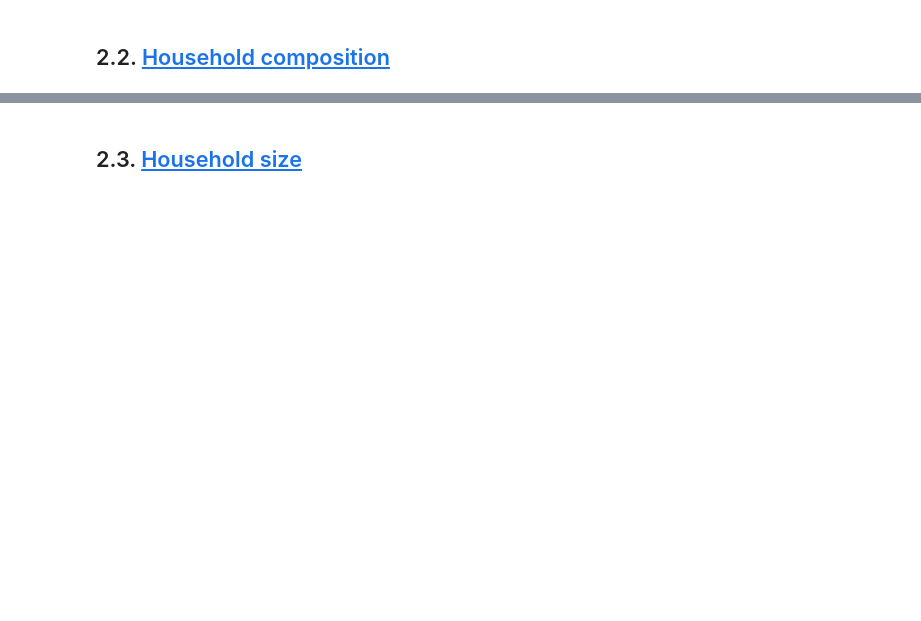
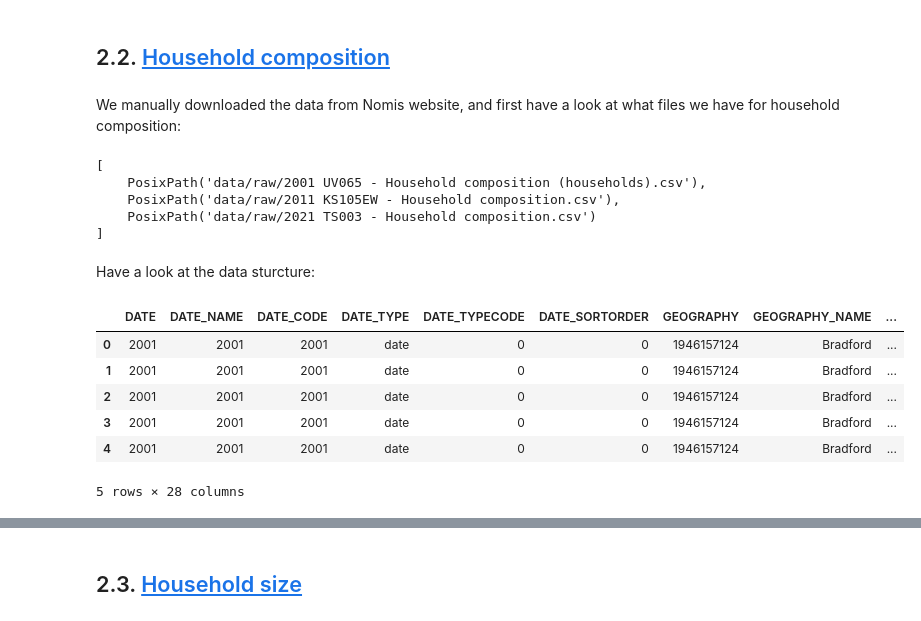
Before and after one commit to alysiayx/bradford-household-structure-trends, a Jupyter notebook: data_processing.ipynb, the cells around one changed output, grey strips where cells are left out. Saved outputs shown, nothing was run; the diff lists cells and outputs as text; code cells hidden in the pictures; blank space fills up the shorter version.

```diff
--- a/data_processing.ipynb
+++ b/data_processing.ipynb
@@ -21,5 +23,7 @@
 # %%
 import pandas as pd
 from pathlib import Path
+from rich import print
 
-data_dir = Path('./data')
+data_dir = Path("./data")
+raw_data_dir = data_dir / "raw"
@@ -166,3 +275,28 @@ def lsoa_to_ward(df, year, lsoa_col, ward_col, ward_mapping):
     return df_out
 # %% [markdown]
 ## 2.2. <a id='toc2_2_'></a>[Household composition](#toc0_)
+# %% [markdown]
+We manually downloaded the data from Nomis website, and first have a look at what files we have for household composition:
+# %%
+all_files = [f for f in raw_data_dir.iterdir() if f.is_file()]
+
+comp_files = sorted([f for f in all_files if 'composition' in str(f)])
+print(comp_files)
+# %% [output]
+[
+    PosixPath('data/raw/2001 UV065 - Household composition (households).csv'),
+    PosixPath('data/raw/2011 KS105EW - Household composition.csv'),
+    PosixPath('data/raw/2021 TS003 - Household composition.csv')
+]
+# %% [markdown]
+Have a look at the data sturcture:
+# %%
+pd.read_csv(comp_files[0]).head()
+# %% [output]
+|  | DATE | DATE_NAME | DATE_CODE | DATE_TYPE | DATE_TYPECODE | DATE_SORTORDER | GEOGRAPHY | GEOGRAPHY_NAME | ... |
+| 0 | 2001 | 2001 | 2001 | date | 0 | 0 | 1946157124 | Bradford | ... |
+| 1 | 2001 | 2001 | 2001 | date | 0 | 0 | 1946157124 | Bradford | ... |
+| 2 | 2001 | 2001 | 2001 | date | 0 | 0 | 1946157124 | Bradford | ... |
+| 3 | 2001 | 2001 | 2001 | date | 0 | 0 | 1946157124 | Bradford | ... |
+| 4 | 2001 | 2001 | 2001 | date | 0 | 0 | 1946157124 | Bradford | ... |
+5 rows × 28 columns
```
Also changed, not shown: parts of 53 cells of this notebook, 28 other files.
